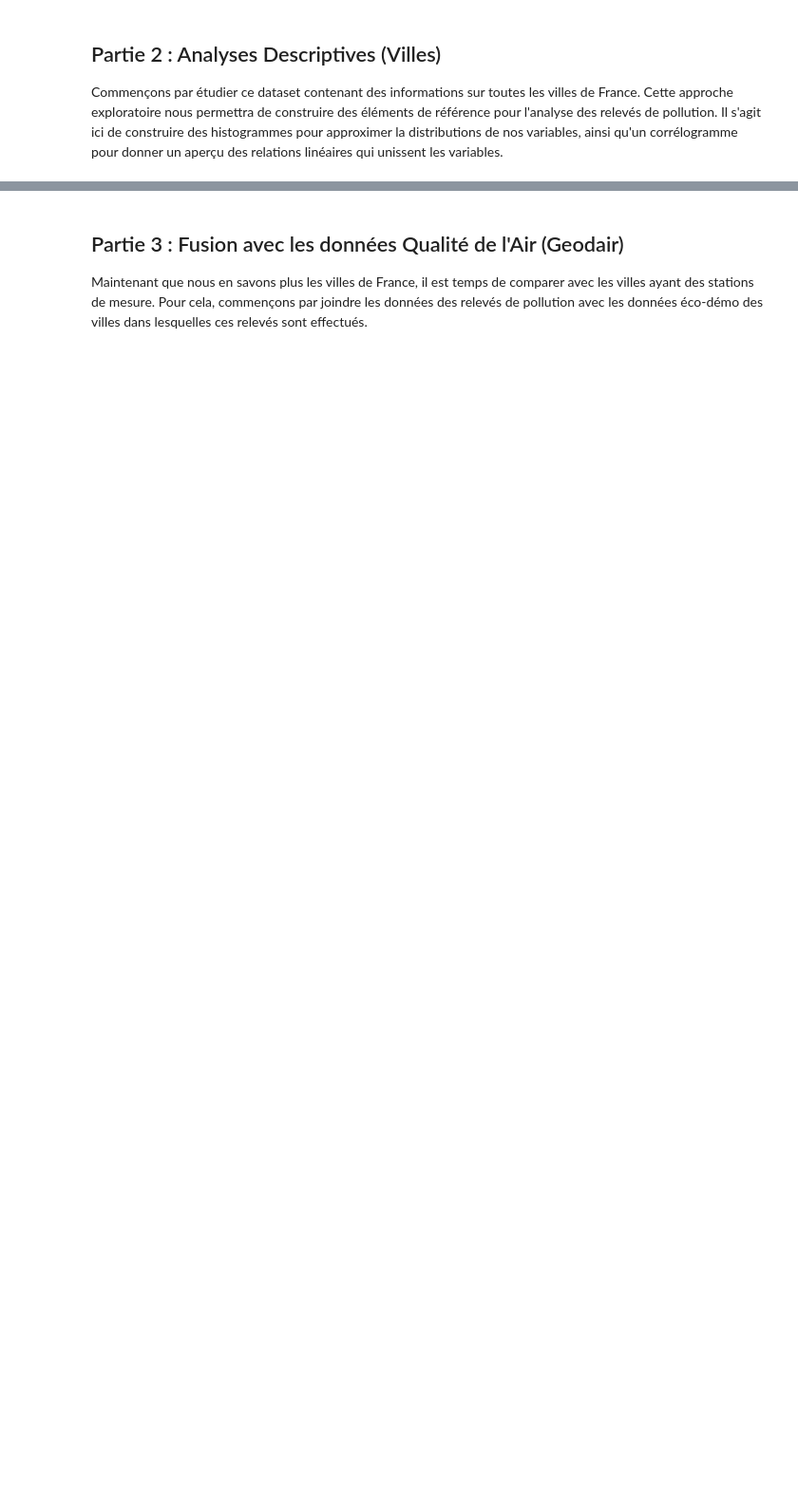
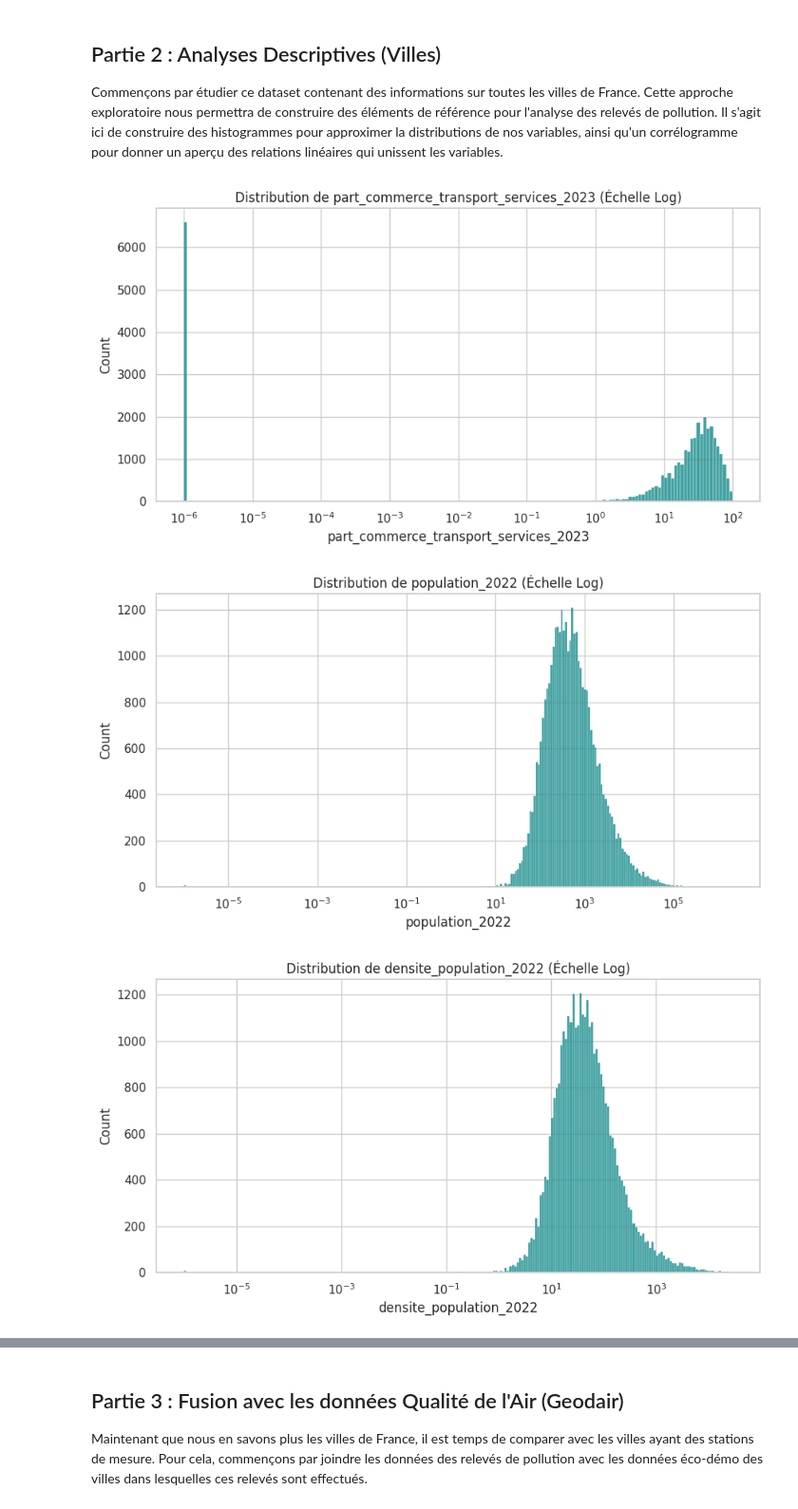
Before and after one commit to TheoSan75/Projet_Python_ENSAE_2A, a Jupyter notebook: main_clean.ipynb, the cells around one changed output, grey strips where cells are left out. Shown at 95% size. Drawn from its saved outputs; the diff is of its cells as text; code cells hidden in the pictures; blank space fills up the shorter version.

```diff
--- a/main_clean.ipynb
+++ b/main_clean.ipynb
@@ -66,15 +66,22 @@ Dataset Villes nettoyé : (34386, 12)
 ## Partie 2 : Analyses Descriptives (Villes)
 Commençons par étudier ce dataset contenant des informations sur toutes les villes de France. Cette approche exploratoire nous permettra de construire des éléments de référence pour l'analyse des relevés de pollution. Il s'agit ici de construire des histogrammes pour approximer la distributions de nos variables, ainsi qu'un corrélogramme pour donner un aperçu des relations linéaires qui unissent les variables.
 # %%
-# 3. Visualisation des distributions
-cols_to_plot = df_villes_clean.columns[2:] # On exclut seulement code_geo et libelle
-viz.plot_distributions(df_villes_clean, cols_to_plot)
+# Visualisation des distributions
+dists_to_save = ['nb_etablissements_2023', 'taux_activite_2022',
+                 'mediane_niveau_vie_2021', 'part_industrie_2023',
+                 'part_construction_2023', 'nb_hotels_2022', 'nb_campings_2022']
+dists_to_save_and_plot = ['part_commerce_transport_services_2023', 'population_2022', 'densite_population_2022']
+viz.plot_distributions(df_villes_clean, dists_to_save, display=False)
+viz.plot_distributions(df_villes_clean, dists_to_save_and_plot, display=True)
 
 print("Graphiques de distribution générés dans 'output/Desc_All_Cities'")
 
-# %%
-# 4. Matrice de Corrélation
-viz.plot_correlation_heatmap(df_villes_clean)
+
+# Matrice de Corrélation
+viz.plot_correlation_heatmap(df_villes_clean, display=True)
 print("Matrice de corrélation générée.")
 # %% [output]
+[figure, added]
+[figure, added]
+[figure, added]
 Graphiques de distribution générés dans 'output/Desc_All_Cities'
```
Also changed, not shown: parts of 7 cells of this notebook, 1 other file.
